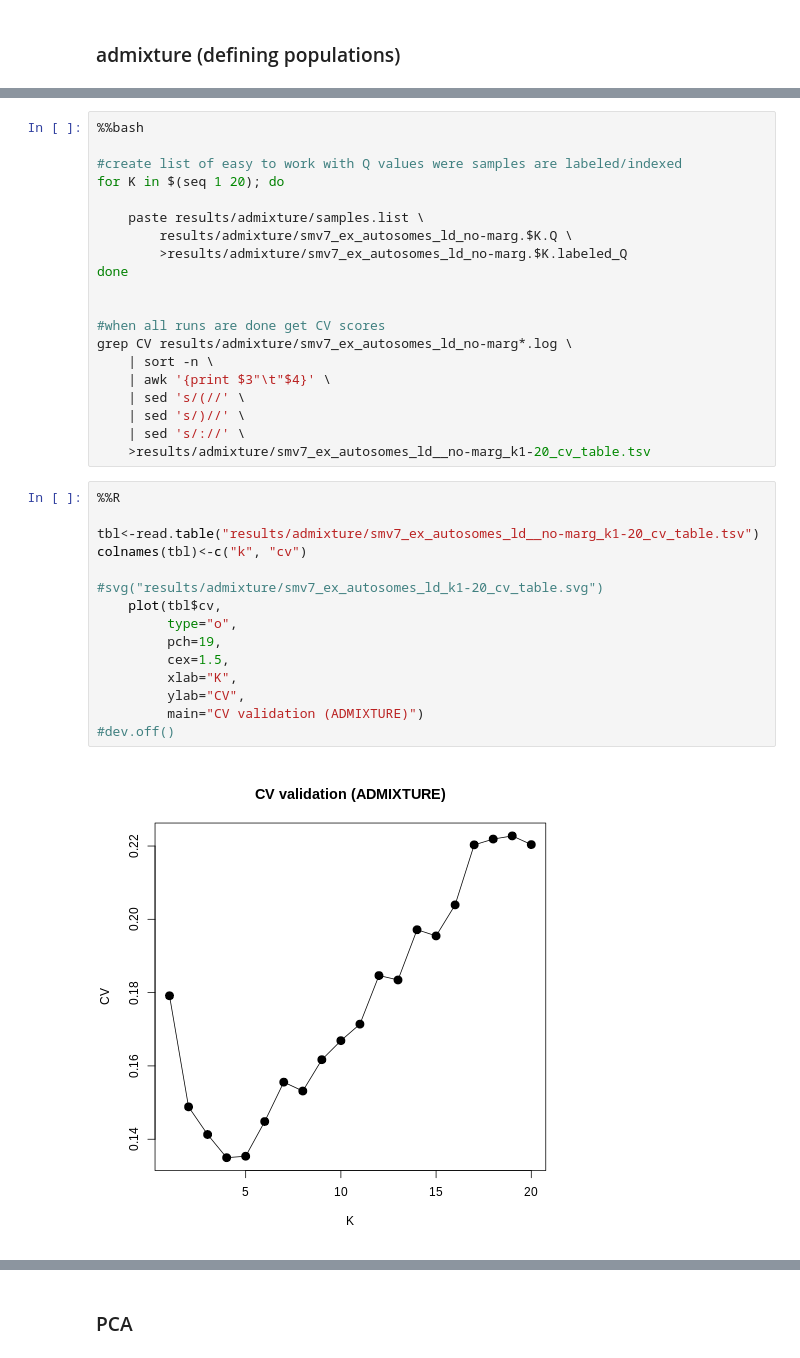
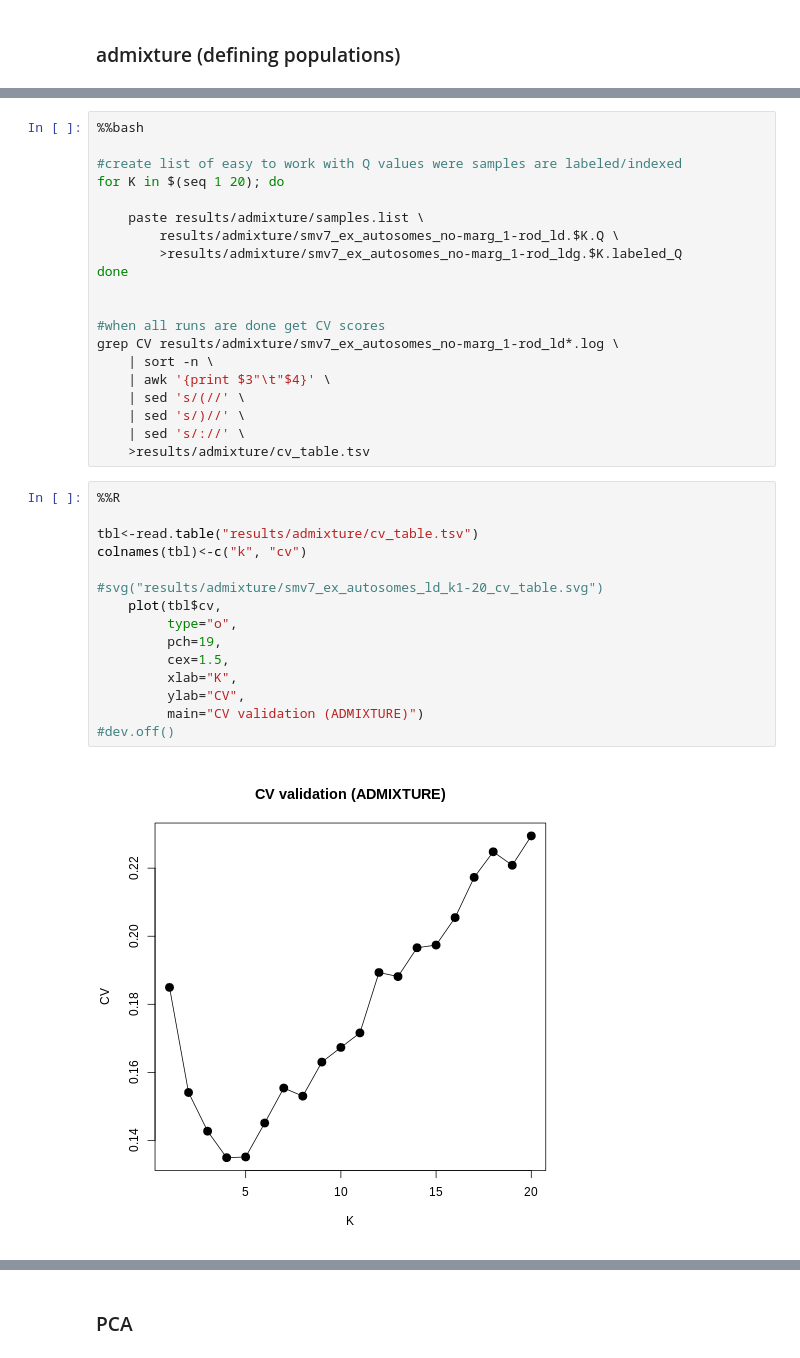
Before and after one commit to nealplatt/sch_man_nwinvasion, a Jupyter notebook: sch_man_nwinvasion.ipynb, the cells around one changed output, grey strips where cells are left out. Drawn from its saved outputs; the diff is of its cells as text.

Commit message:
updated admixture to rmemove ld bias

```diff
--- a/sch_man_nwinvasion.ipynb
+++ b/sch_man_nwinvasion.ipynb
@@ -1079,36 +1108,36 @@ Your job 4829956 ("K20_adm_sm") has been submitted
 for K in $(seq 1 20); do
 
     paste results/admixture/samples.list \
-        results/admixture/smv7_ex_autosomes_ld_no-marg.$K.Q \
-        >results/admixture/smv7_ex_autosomes_ld_no-marg.$K.labeled_Q
+        results/admixture/smv7_ex_autosomes_no-marg_1-rod_ld.$K.Q \
+        >results/admixture/smv7_ex_autosomes_no-marg_1-rod_ldg.$K.labeled_Q
 done
 
 
 #when all runs are done get CV scores
-grep CV results/admixture/smv7_ex_autosomes_ld_no-marg*.log \
+grep CV results/admixture/smv7_ex_autosomes_no-marg_1-rod_ld*.log \
     | sort -n \
     | awk '{print $3"\t"$4}' \
     | sed 's/(//' \
     | sed 's/)//' \
     | sed 's/://' \
-    >results/admixture/smv7_ex_autosomes_ld__no-marg_k1-20_cv_table.tsv
+    >results/admixture/cv_table.tsv
 # %%
 %%R
 
-tbl<-read.table("results/admixture/smv7_ex_autosomes_ld__no-marg_k1-20_cv_table.tsv")
+tbl<-read.table("results/admixture/cv_table.tsv")
 colnames(tbl)<-c("k", "cv")
 
 #svg("results/admixture/smv7_ex_autosomes_ld_k1-20_cv_table.svg")
     plot(tbl$cv,
          type="o",
          pch=19,
          cex=1.5,
          xlab="K",
          ylab="CV",
          main="CV validation (ADMIXTURE)")
 #dev.off()
 # %% [output]
-[figure, old version]
+[figure, new version]
 # %%
 %%R
 
```
Also changed, not shown: parts of 6 cells of this notebook.
